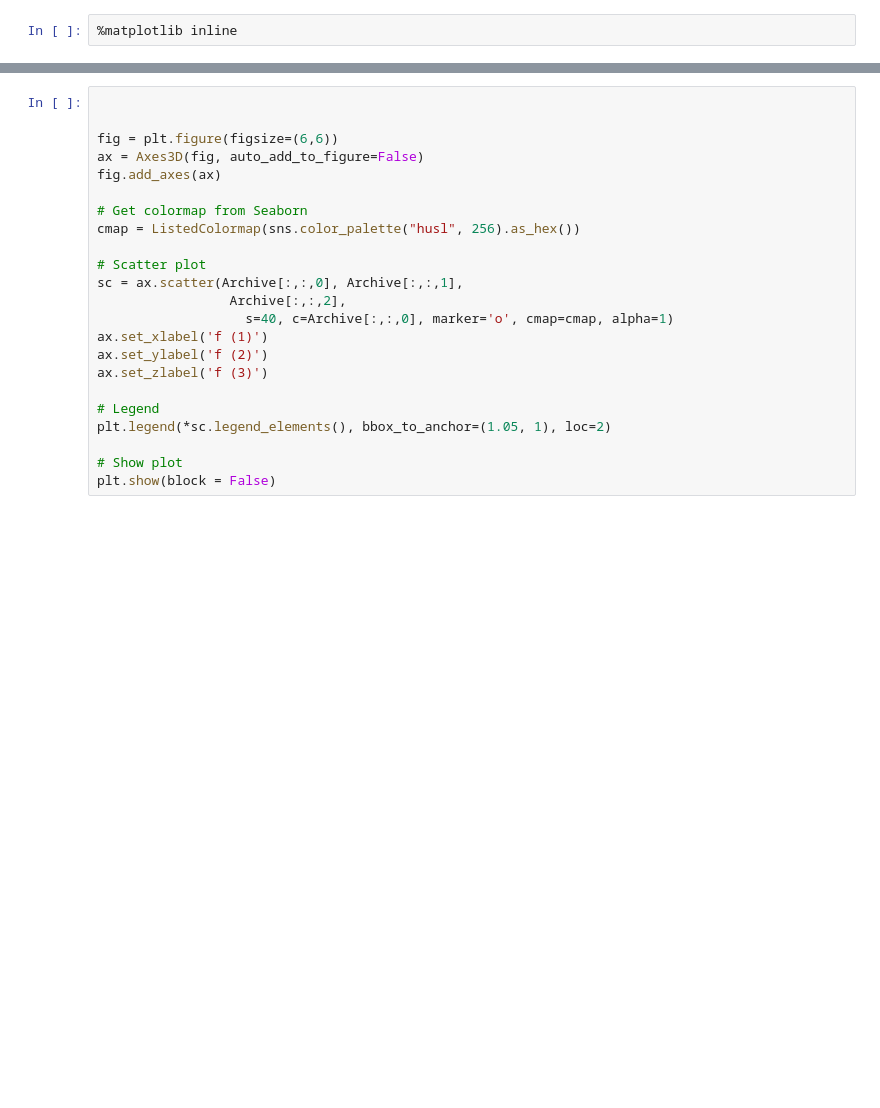
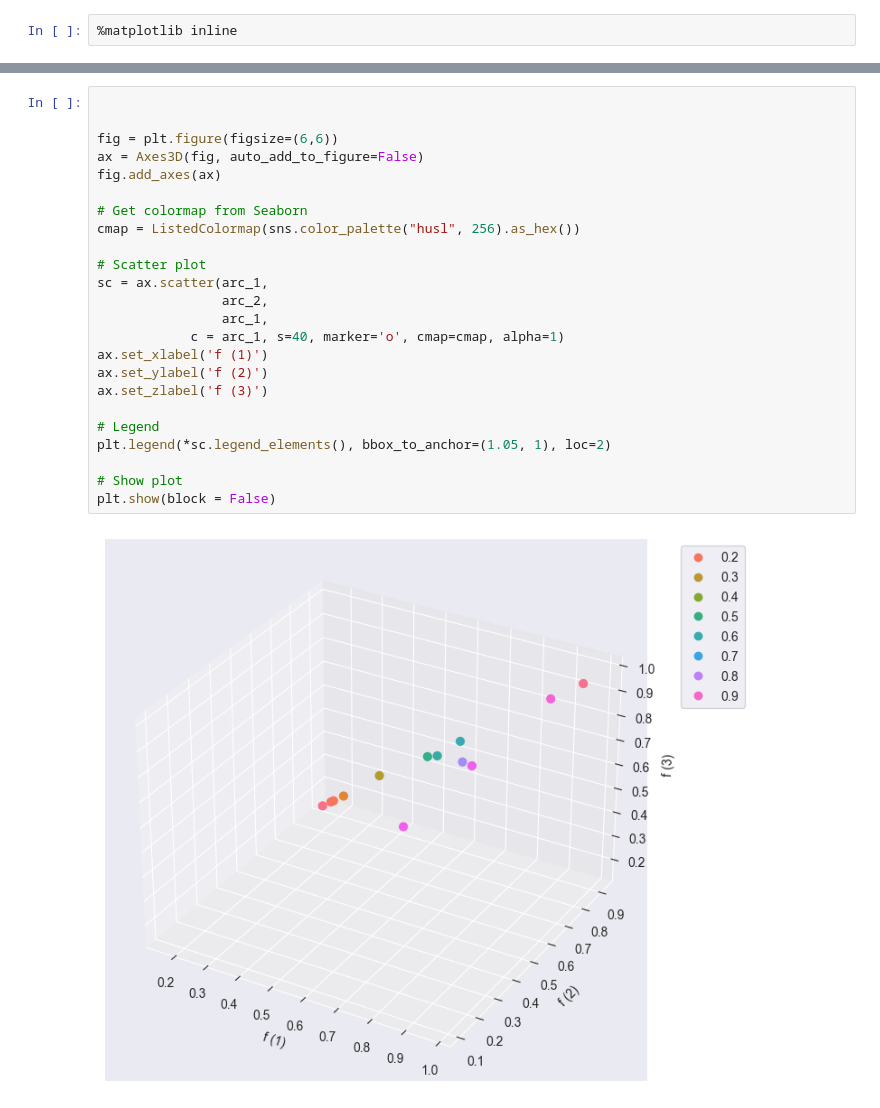
Before and after one commit to amirhu37/LEO, a Jupyter notebook: LEO.ipynb, the cells around one changed output, grey strips where cells are left out. Drawn from its saved outputs; the diff is of its cells as text; blank space fills up the shorter version.

```diff
--- a/LEO.ipynb
+++ b/LEO.ipynb
@@ -616,23 +634,26 @@ plt.show(block = False)
 # %%
 
 
 fig = plt.figure(figsize=(6,6))
 ax = Axes3D(fig, auto_add_to_figure=False)
 fig.add_axes(ax)
 
 # Get colormap from Seaborn
 cmap = ListedColormap(sns.color_palette("husl", 256).as_hex())
 
 # Scatter plot
-sc = ax.scatter(Archive[:,:,0], Archive[:,:,1],
-                 Archive[:,:,2],
-                   s=40, c=Archive[:,:,0], marker='o', cmap=cmap, alpha=1)
+sc = ax.scatter(arc_1,
+                arc_2,
+                arc_1,
+            c = arc_1, s=40, marker='o', cmap=cmap, alpha=1)
 ax.set_xlabel('f (1)')
 ax.set_ylabel('f (2)')
 ax.set_zlabel('f (3)')
 
 # Legend
 plt.legend(*sc.legend_elements(), bbox_to_anchor=(1.05, 1), loc=2)
 
 # Show plot
 plt.show(block = False)
+# %% [output]
+[figure, added]
```
Also changed, not shown: parts of 44 cells of this notebook, 1 other file.
